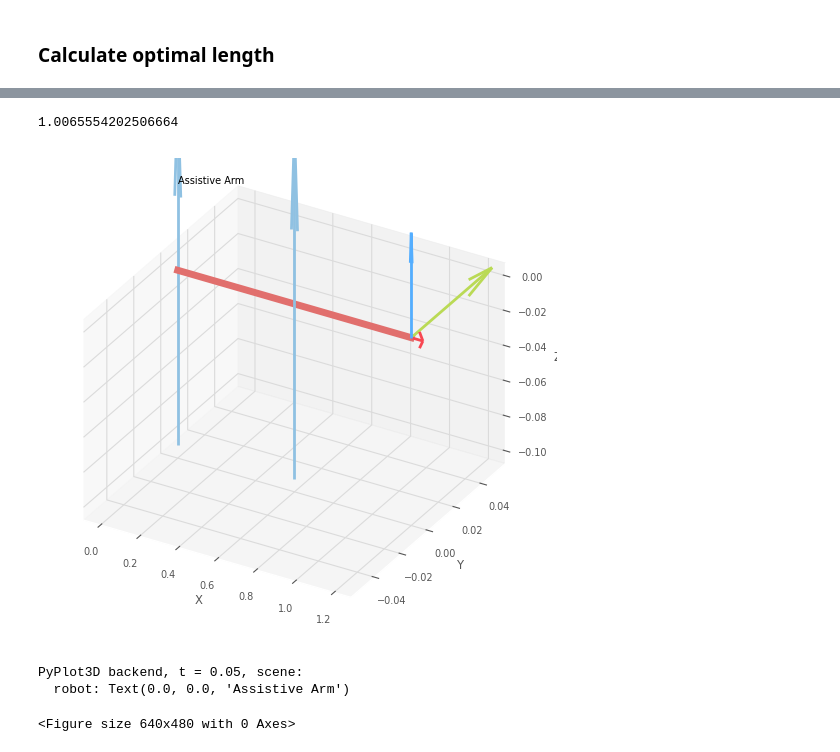
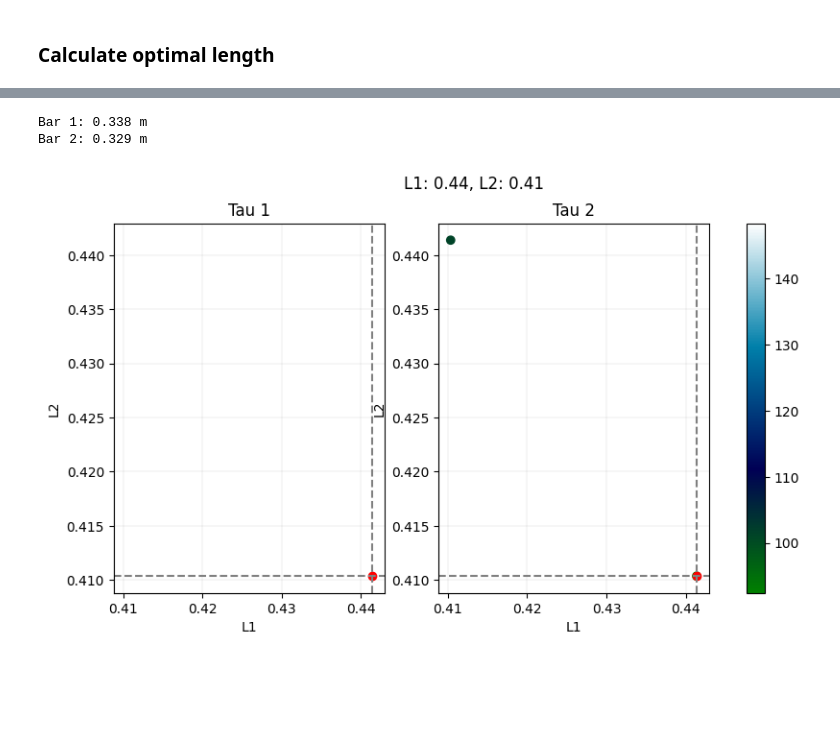
Before and after one commit to Harvard-Slade-Lab/assistive-arm, a Jupyter notebook: notebooks/optimal_length.ipynb, the cells around one changed output, grey strips where cells are left out. Cells and saved outputs as stored; diff of their text form; code cells hidden in the pictures; blank space fills up the shorter version.

```diff
--- a/notebooks/optimal_length.ipynb
+++ b/notebooks/optimal_length.ipynb
@@ -189,38 +193,44 @@ l1, l2, tau_1, tau_2, theta_1, theta_2, jacobian = link_length_torque_profiles.i
-# %%
-# Rotate back to world frame
-l1 = 0.6
-l2 = 0.6
-
-rotate_minus_90 = get_rotation_matrix(-90)
-pos_rot = (rotate_minus_90 @ pelvis_to_chair.T).T
-pos_rot.columns = ["X", "Y", "Z"]
-
-arccos_argument = (pos_rot.X**2 + pos_rot.Y**2 - l1**2 - l2**2) / (2 * l1 * l2)
-if not (np.any(arccos_argument > 1) or np.any(arccos_argument < -1)):
-    theta_2_inv = np.arccos(arccos_argument)
-    theta_1_inv = np.arctan2(pos_rot.Y, pos_rot.X) - np.arctan2(l2 * np.sin(theta_2), l1 + l2*np.cos(theta_2))
-
-P_EE = np.array([l1*np.cos(theta_1_inv) + l2*np.cos(theta_1_inv + theta_2_inv), l1*np.sin(theta_1_inv) + l2*np.sin(theta_1_inv + theta_2_inv), np.zeros(theta_1_inv.shape)])
-P_L1 = np.array([l1*np.cos(theta_1_inv), l1*np.sin(theta_1_inv), np.ones(theta_1_inv.shape)])
-
-np.linalg.norm(P_EE - pos_rot.T)
-# %% [output]
-1.0065554202506664
-# %%
-robot = rtb.DHRobot(
-    [
-        rtb.RevoluteDH(d=0, a=l1),
-        rtb.RevoluteDH(d=0, a=l2)
-    ], name="Assistive Arm"
-)
-angles = []
-for i in range(len(pos_rot)):
-    angles.append(robot.ik_LM(pos_rot.iloc[i])[0])
-angles = np.array(angles)
-robot.plot(q=[0,0])
-# %% [output]
-[figure, removed]
-PyPlot3D backend, t = 0.05, scene:
-  robot: Text(0.0, 0.0, 'Assistive Arm')
-<Figure size 640x480 with 0 Axes>
+# %%
+# Calculate ideal bar length based on offset from rotational axis and link inserts
+bar_1 = l1 - 0.103
+bar_2 = l2 - 0.081125
+print(f"Bar 1: {bar_1:.3f} m")
+print(f"Bar 2: {bar_2:.3f} m")
+# %% [output]
+Bar 1: 0.338 m
+Bar 2: 0.329 m
+# %%
+cNorm  = colors.Normalize(vmin=np.min([peak_torques.tau_1.min(), peak_torques.tau_2.min()]), vmax=np.max([peak_torques.tau_1.max(), peak_torques.tau_2.max()]))
+scalarMap = cmx.ScalarMappable(norm=cNorm, cmap="ocean")
+
+highlight = (l1, l2)
+highlight_label = f"({l1:.2f}, {l2:.2f})"
+
+fig, axs = plt.subplots(1, 2, figsize=(10, 5))
+fig.suptitle(f"L1: {l1:.2f}, L2: {l2:.2f}")
+
+sc1 = axs[0].scatter(link_length_torque_profiles.l1, link_length_torque_profiles.l2, c=scalarMap.to_rgba(peak_torques.tau_1))
+axs[0].scatter(*highlight, color='red')
+axs[0].axvline(x=highlight[0], linestyle="--", color='grey')  # adding vertical line
+axs[0].axhline(y=highlight[1], linestyle="--", color='grey')
+axs[0].grid(color='black', linestyle='-', linewidth=0.1, alpha=0.5)
+axs[0].set_xlabel("L1")
+axs[0].set_ylabel("L2")
+axs[0].set_title("Tau 1")
+
+
+sc2 = axs[1].scatter(link_length_torque_profiles.l1, link_length_torque_profiles.l2, c=scalarMap.to_rgba(peak_torques.tau_2))
+axs[1].scatter(*highlight, color='red')
+axs[1].axvline(x=highlight[0], linestyle="--", color='grey')  # adding vertical line
+axs[1].axhline(y=highlight[1], linestyle="--", color='grey')
+axs[1].grid(color='black', linestyle='-', linewidth=0.1, alpha=0.5)
+axs[1].set_xlabel("L1")
+axs[1].set_ylabel("L2")
+axs[1].set_title("Tau 2")
+
+fig.colorbar(scalarMap, ax=axs.ravel().tolist())
+
+plt.show()
+# %% [output]
+[figure, added]
 # %%
```
Also changed, not shown: parts of 16 cells of this notebook.
